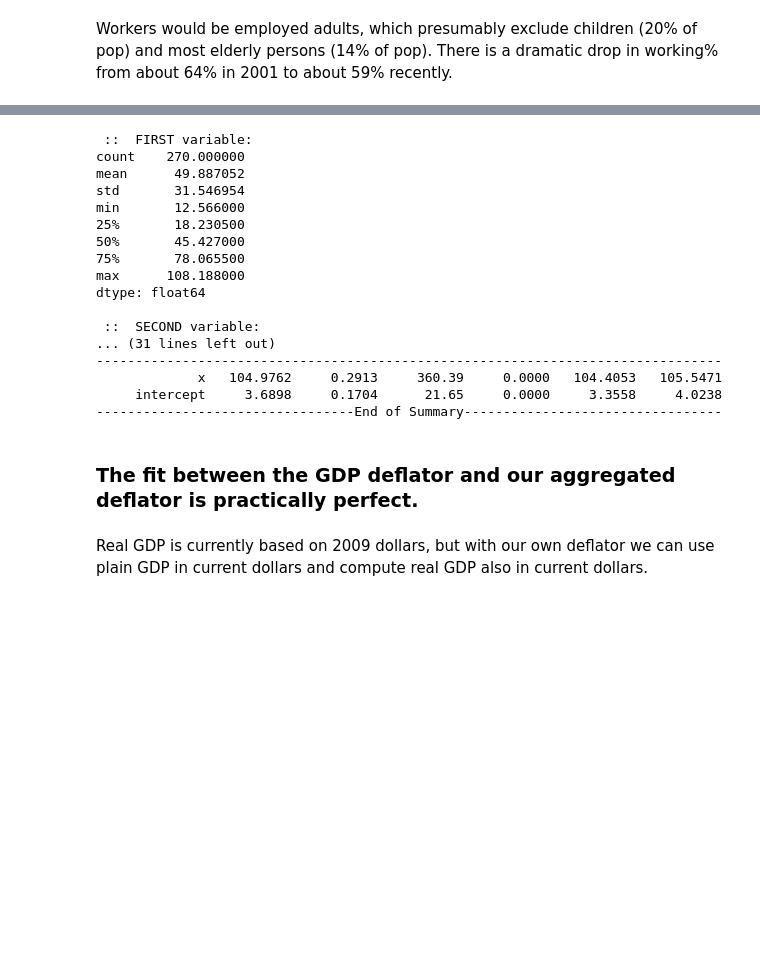
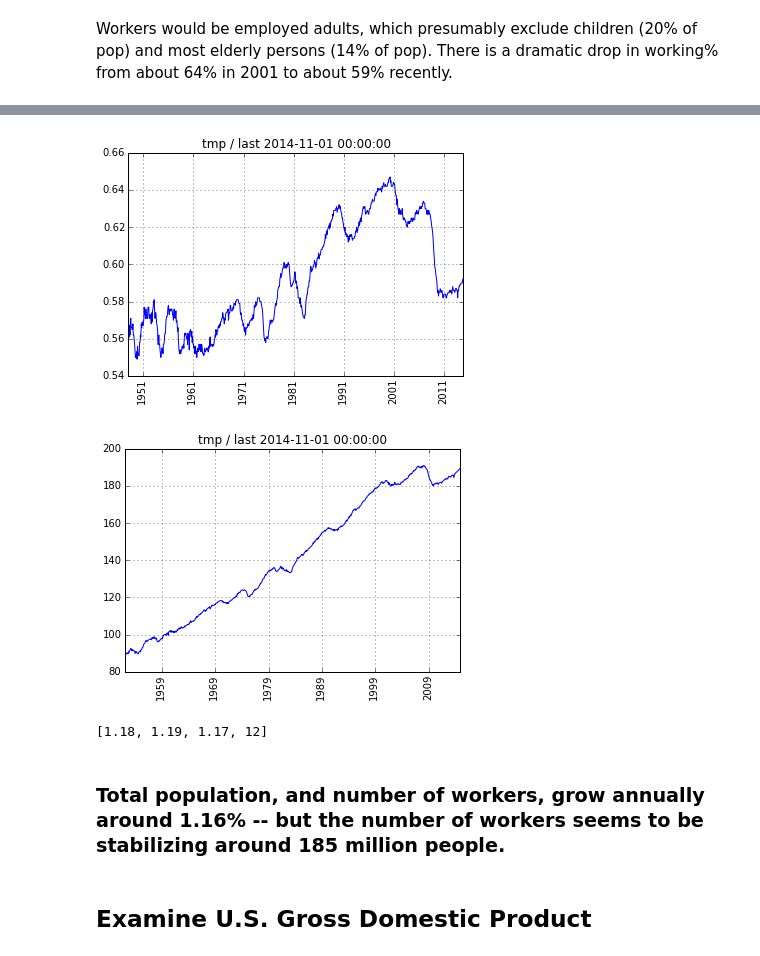
Before and after one commit to rsvp/fecon235, a Jupyter notebook: nb/fred-gdp-wage.ipynb, the cells around one changed output, grey strips where cells are left out. Drawn from its saved outputs; the diff is of its cells as text; code cells hidden in the pictures; blank space fills up the shorter version.

```diff
--- a/nb/fred-gdp-wage.ipynb
+++ b/nb/fred-gdp-wage.ipynb
@@ -48,5 +86,5 @@ plotdf(pop)
 # %%
 #  Fraction of population which works:
-emppop = getfred(m4emppop)/100
+emppop = getfred( m4emppop )/100.0
 # %% [markdown]
 Workers would be employed adults, which presumably exclude children (20% of pop) and most elderly persons (14% of pop). There is a dramatic drop in working% from about 64% in 2001 to about 59% recently.
@@ -137,24 +91,4 @@ plotdf(qinfl)
-# %%
-stat2(gdpdef['Y'], qinfl['Y'])
-# %% [output]
- ::  FIRST variable:
-count    270.000000
-mean      49.887052
-std       31.546954
-min       12.566000
-25%       18.230500
-50%       45.427000
-75%       78.065500
-max      108.188000
-dtype: float64
-
- ::  SECOND variable:
-... (31 lines left out)
---------------------------------------------------------------------------------
-             x   104.9762     0.2913     360.39     0.0000   104.4053   105.5471
-     intercept     3.6898     0.1704      21.65     0.0000     3.3558     4.0238
----------------------------------End of Summary---------------------------------
-# %% [markdown]
-### The fit between the GDP deflator and our aggregated deflator is practically perfect.
-# %% [markdown]
-Real GDP is currently based on 2009 dollars, but with our own deflator we can use plain GDP in current dollars and compute real GDP also in current dollars.
+# %%
+plotfred( emppop )
+# %% [output]
+[figure, added]
@@ -160,0 +98,12 @@ Real GDP is currently based on 2009 dollars, but with our own deflator we can us
+# %%
+plotfred( workers )
+# %% [output]
+[figure, added]
+# %%
+georet( workers, 12  )
+# %% [output]
+[1.18, 1.19, 1.17, 12]
+# %% [markdown]
+### Total population, and number of workers, grow annually around 1.16% -- but the number of workers seems to be stabilizing around 185 million people.
+# %% [markdown]
+## Examine U.S. Gross Domestic Product
```
Also changed, not shown: parts of 88 cells of this notebook, 2 other files.
